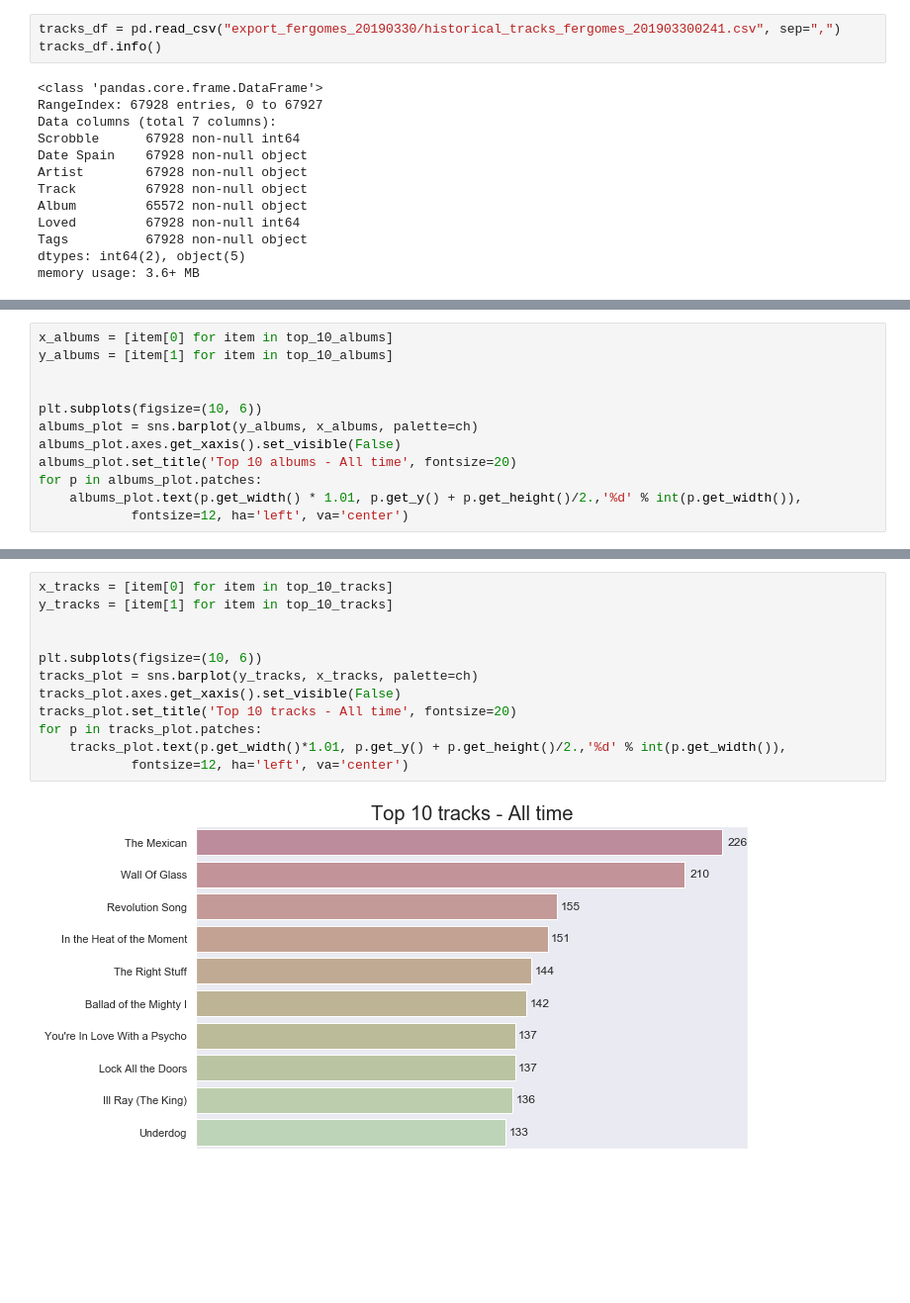
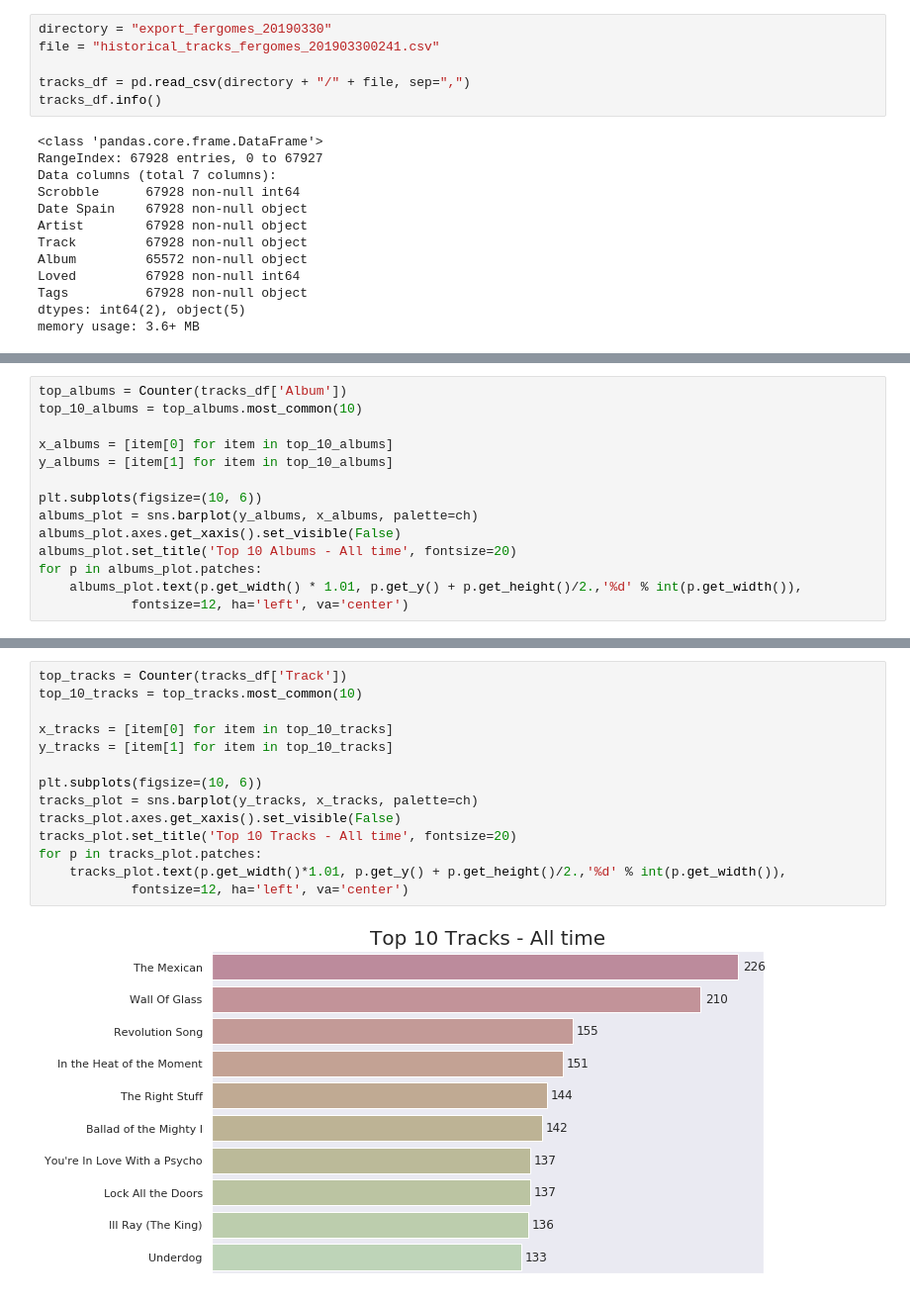
Before and after one commit to gomesfernanda/lastfm-reports, a Jupyter notebook: lastfm_analysis.ipynb, the cells around one changed output, grey strips where cells are left out. Shown at 99% size. Drawn from its saved outputs; the diff is of its cells as text; blank space fills up the shorter version.

```diff
--- a/lastfm_analysis.ipynb
+++ b/lastfm_analysis.ipynb
@@ -8,7 +14,10 @@ import matplotlib.pyplot as plt
 from collections import Counter
 import seaborn as sns
 # %%
-tracks_df = pd.read_csv("export_fergomes_20190330/historical_tracks_fergomes_201903300241.csv", sep=",")
+directory = "export_fergomes_20190330"
+file = "historical_tracks_fergomes_201903300241.csv"
+
+tracks_df = pd.read_csv(directory + "/" + file, sep=",")
 tracks_df.info()
 # %% [output]
 <class 'pandas.core.frame.DataFrame'>
@@ -51,12 +58,14 @@ for p in artists_plot.patches:
 # %%
+top_albums = Counter(tracks_df['Album'])
+top_10_albums = top_albums.most_common(10)
+
 x_albums = [item[0] for item in top_10_albums]
 y_albums = [item[1] for item in top_10_albums]
-
 
 plt.subplots(figsize=(10, 6))
 albums_plot = sns.barplot(y_albums, x_albums, palette=ch)
 albums_plot.axes.get_xaxis().set_visible(False)
-albums_plot.set_title('Top 10 albums - All time', fontsize=20)
+albums_plot.set_title('Top 10 Albums - All time', fontsize=20)
 for p in albums_plot.patches:
     albums_plot.text(p.get_width() * 1.01, p.get_y() + p.get_height()/2.,'%d' % int(p.get_width()),
             fontsize=12, ha='left', va='center')
@@ -65,14 +74,16 @@ for p in albums_plot.patches:
 # %%
+top_tracks = Counter(tracks_df['Track'])
+top_10_tracks = top_tracks.most_common(10)
+
 x_tracks = [item[0] for item in top_10_tracks]
 y_tracks = [item[1] for item in top_10_tracks]
-
 
 plt.subplots(figsize=(10, 6))
 tracks_plot = sns.barplot(y_tracks, x_tracks, palette=ch)
 tracks_plot.axes.get_xaxis().set_visible(False)
-tracks_plot.set_title('Top 10 tracks - All time', fontsize=20)
+tracks_plot.set_title('Top 10 Tracks - All time', fontsize=20)
 for p in tracks_plot.patches:
     tracks_plot.text(p.get_width()*1.01, p.get_y() + p.get_height()/2.,'%d' % int(p.get_width()),
             fontsize=12, ha='left', va='center')
 # %% [output]
-[figure, old version]
+[figure, new version]
```
Also changed, not shown: parts of 10 cells of this notebook.
